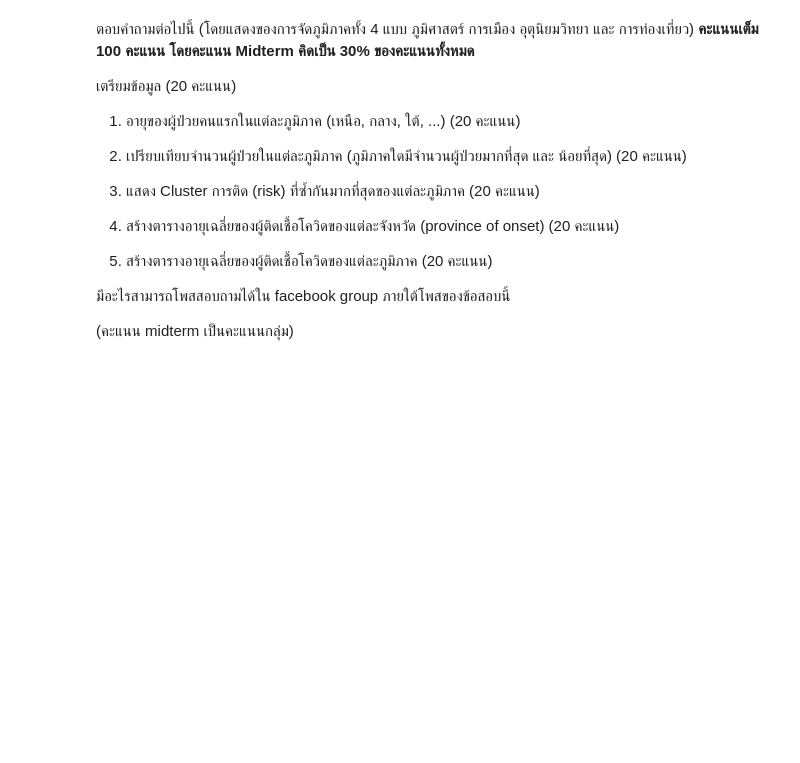
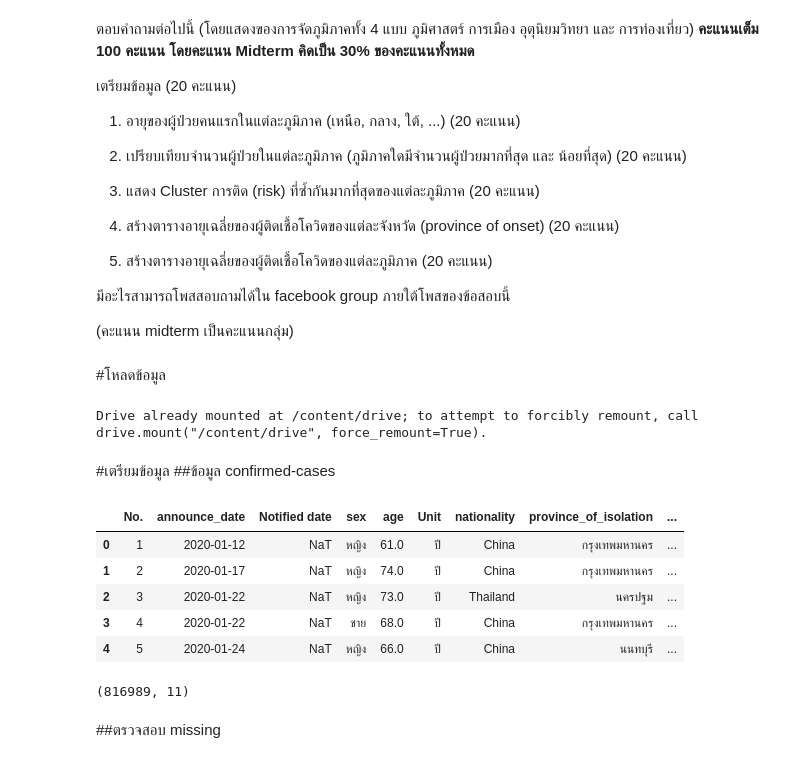
Before and after one commit to Kanyarat-S/data_viz_2020, a Jupyter notebook: BasicPython&DataViz_midterm2022.ipynb, the cells around one changed output. Saved outputs shown, nothing was run; the diff lists cells and outputs as text; code cells hidden in the pictures; blank space fills up the shorter version.

```diff
--- a/BasicPython&DataViz_midterm2022.ipynb
+++ b/BasicPython&DataViz_midterm2022.ipynb
@@ -23,3 +23,5 @@ Midterm คิดเป็น 30% ของคะแนนทั้งหมด*
 มีอะไรสามารถโพสสอบถามได้ใน facebook group ภายใต้โพสของข้อสอบนี้
 
 (คะแนน midterm เป็นคะแนนกลุ่ม)
+# %% [markdown]
+#โหลดข้อมูล
@@ -25,0 +31,27 @@ Midterm คิดเป็น 30% ของคะแนนทั้งหมด*
+# %%
+from google.colab import drive # เชื่อมบัญชีกับ google drive
+drive.mount('/content/drive') # เช็คว่าเชื่อมติดหรือไม่
+path = '/content/drive/My Drive/midterm data 2022' # ชี้ว่าใน google drive โฟลเดอร์ที่เราอยากได้
+# %% [output]
+Drive already mounted at /content/drive; to attempt to forcibly remount, call drive.mount("/content/drive", force_remount=True).
+# %%
+data_file_path = os.path.join(path,'confirmed-cases.xlsx') # เชื่อมกับไฟล์ .xlsx
+data = pd.read_excel(data_file_path)
+# %% [markdown]
+#เตรียมข้อมูล
+##ข้อมูล confirmed-cases
+# %%
+data.head() # ดูหน้าตาข้อมูลคร่าวๆ
+# %% [output]
+|  | No. | announce_date | Notified date | sex | age | Unit | nationality | province_of_isolation | ... |
+| 0 | 1 | 2020-01-12 | NaT | หญิง | 61.0 | ปี | China | กรุงเทพมหานคร | ... |
+| 1 | 2 | 2020-01-17 | NaT | หญิง | 74.0 | ปี | China | กรุงเทพมหานคร | ... |
+| 2 | 3 | 2020-01-22 | NaT | หญิง | 73.0 | ปี | Thailand | นครปฐม | ... |
+| 3 | 4 | 2020-01-22 | NaT | ชาย | 68.0 | ปี | China | กรุงเทพมหานคร | ... |
+| 4 | 5 | 2020-01-24 | NaT | หญิง | 66.0 | ปี | China | นนทบุรี | ... |
+# %%
+data.shape   # ดูขนาดของตาราง data
+# %% [output]
+(816989, 11)
+# %% [markdown]
+##ตรวจสอบ missing
```
Also changed, not shown: parts of 13 cells of this notebook.
